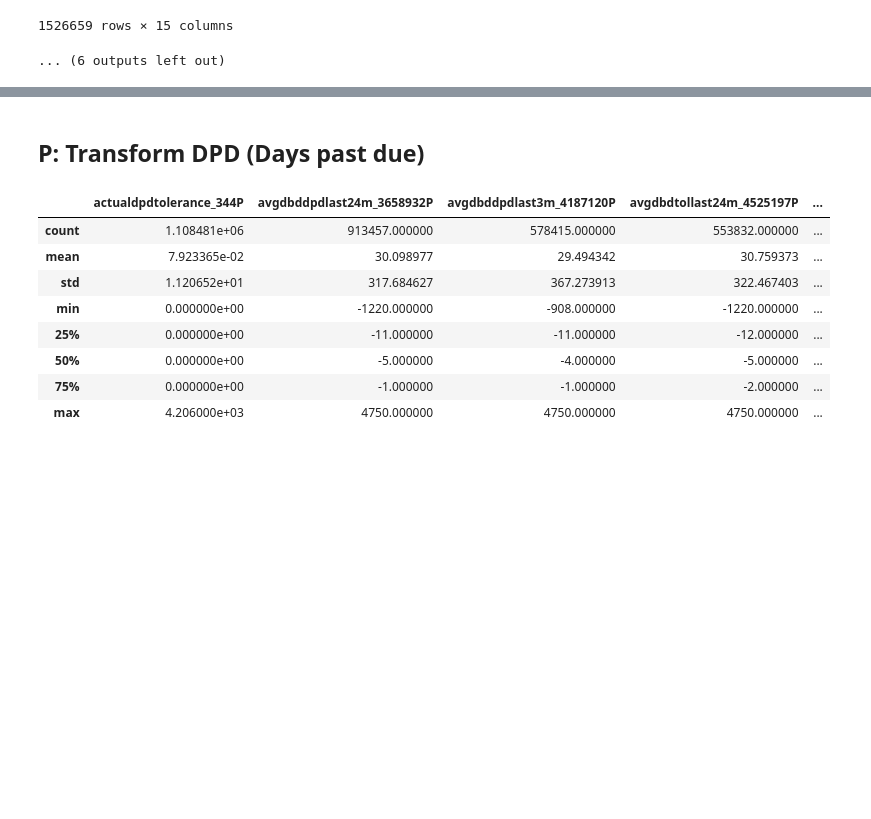
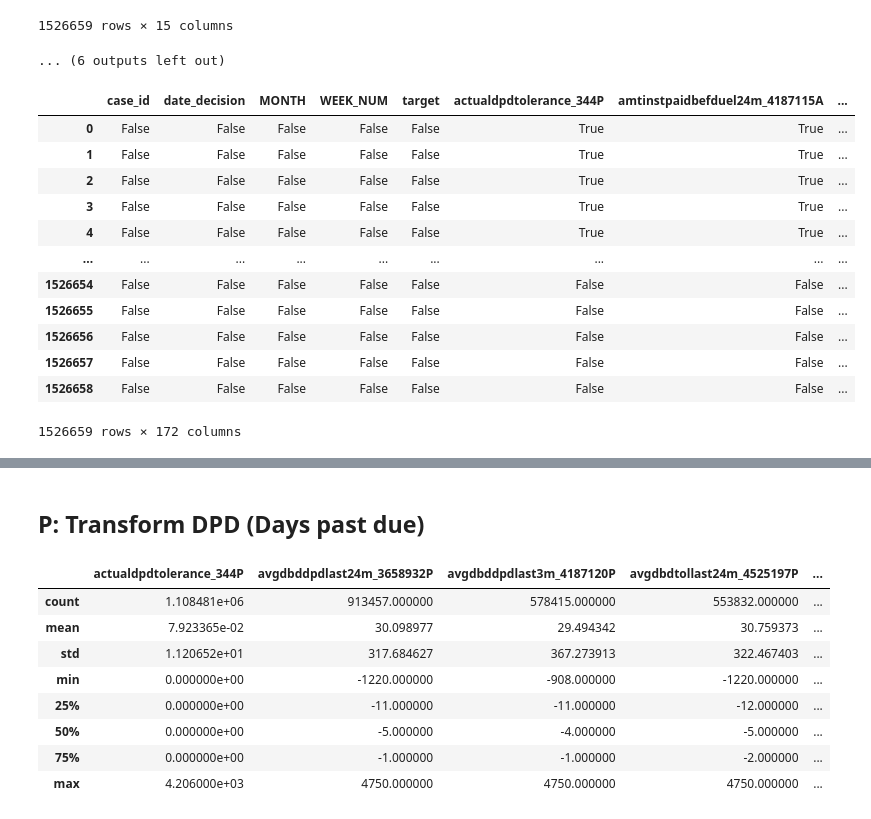
Before and after one commit to oXyut/home-credit-competition, a Jupyter notebook: src/notebooks/oXyut9943-eda-d2.ipynb, the cells around one changed output, grey strips where cells are left out. Saved outputs shown, nothing was run; the diff lists cells and outputs as text; code cells hidden in the pictures; blank space fills up the shorter version.

```diff
--- a/src/notebooks/suzukiy-eda.ipynb
+++ b/src/notebooks/oXyut9943-eda-d2.ipynb
@@ -271,3 +346,19 @@ D: Transform date 15 columns
 | 1526658 | NaN | NaN | 2019-09-01 | 2020-09-15 | ... |
 1526659 rows × 15 columns
 ... (6 outputs left out)
+# %%
+df_base_static.isnull().sum()
+# %% [output]
+|  | case_id | date_decision | MONTH | WEEK_NUM | target | actualdpdtolerance_344P | amtinstpaidbefduel24m_4187115A | ... |
+| 0 | False | False | False | False | False | True | True | ... |
+| 1 | False | False | False | False | False | True | True | ... |
+| 2 | False | False | False | False | False | True | True | ... |
+| 3 | False | False | False | False | False | True | True | ... |
+| 4 | False | False | False | False | False | True | True | ... |
+| ... | ... | ... | ... | ... | ... | ... | ... | ... |
+| 1526654 | False | False | False | False | False | False | False | ... |
+| 1526655 | False | False | False | False | False | False | False | ... |
+| 1526656 | False | False | False | False | False | False | False | ... |
+| 1526657 | False | False | False | False | False | False | False | ... |
+| 1526658 | False | False | False | False | False | False | False | ... |
+1526659 rows × 172 columns
```
Also changed, not shown: parts of 15 cells of this notebook, 8 other files.
